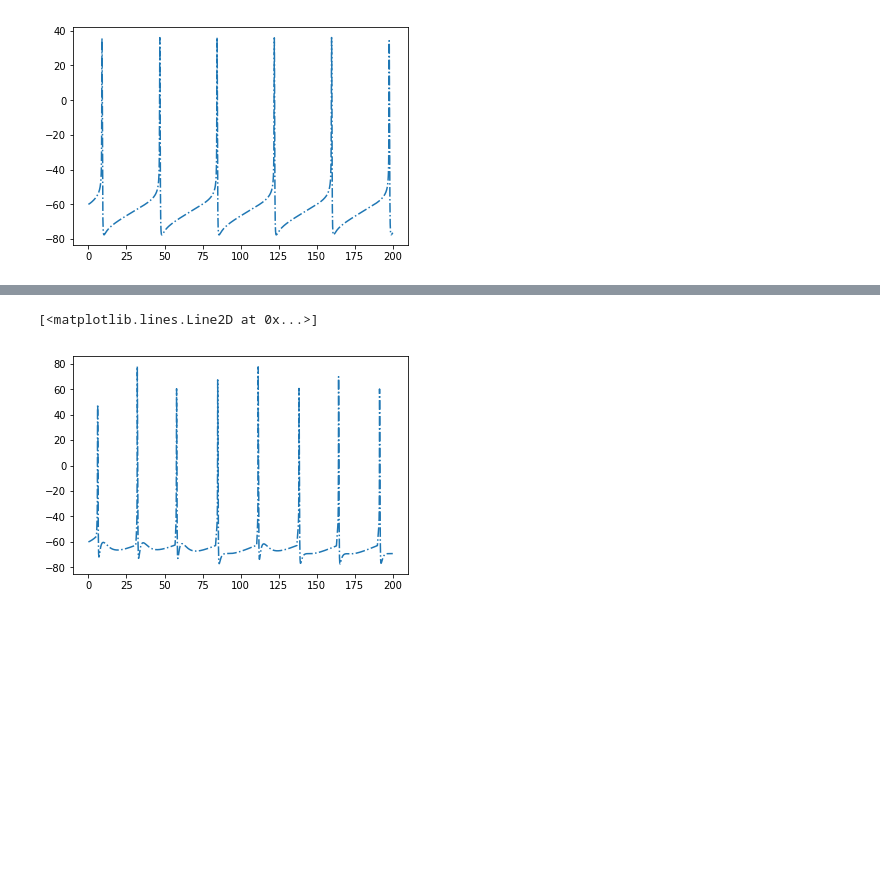
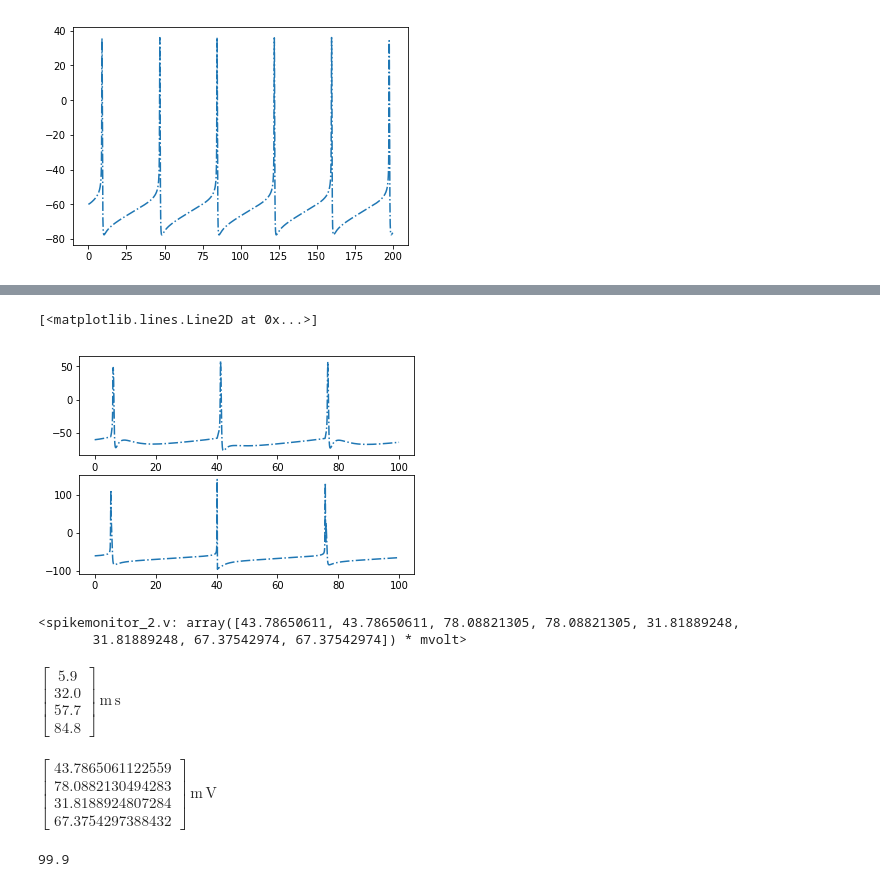
Before and after one commit to JingjinW/Neural-heterogeneity-study-based-on-STDP, a Jupyter notebook: TEST_2.ipynb, the cells around one changed output, grey strips where cells are left out. Cells and saved outputs as stored; diff of their text form; code cells hidden in the pictures; blank space fills up the shorter version.

```diff
--- a/TEST_2.ipynb
+++ b/TEST_2.ipynb
@@ -424,5 +444,4 @@ Starting simulation at t=0. s for a duration of 200. ms
 # %%
-# try I cell only first
 start_scope()
 
 
@@ -460,7 +479,7 @@ alphan = (0.032/mV) * (v+52*mV) / (-exp(-(v+52*mV) / (5*mV)) + 1)/ms : Hz
 betan = 0.5*exp(-(v+57*mV)/(40*mV))/ms : Hz
 '''
 
-Ecells = NeuronGroup(Ne, eqs, threshold='v>0*mV',
+Ecells = NeuronGroup(Ne, eqs, threshold='v>0*mV',refractory='v > 0*mV',
                 method='euler')
 Ecells.v = -60*mV
 
@@ -476,7 +495,6 @@ gl = 0.1*msiemens/cm**2
 gNa = 35*msiemens/cm**2
 gK = 9*msiemens/cm**2
 # a diff ggaba
-ggaba = 0.2*msiemens/cm**2
 I = 0.01*amp*meter**-2
 
 
@@ -499,7 +517,7 @@ alphan = (0.05/mV) * (v+34*mV) / (-exp(-(v+34*mV) / (10*mV)) + 1)/ms : Hz
 betan = (0.625)*exp(-(v+44*mV)/(80*mV))/ms : Hz
 '''
 
-Icells = NeuronGroup(Ni, eqs, threshold='v>0*mV',
+Icells = NeuronGroup(Ni, eqs, threshold='v>0*mV',refractory='v > 0*mV',namespace = {'ggaba' : 0.2*msiemens/cm**2},
                 method='euler')
 Icells.v = -60*mV
 
@@ -544,8 +562,8 @@ C_I_E.connect()
 
 
 
-sp_E = SpikeMonitor(Ecells)
-sp_I = SpikeMonitor(Icells)
+sp_E = SpikeMonitor(Ecells,variables='v')
+sp_I = SpikeMonitor(Icells,variables='v')
 #dv/dt = ( (gl * (El-v) + gNa * m**3 * h * (ENa-v) + gK * n**4 * (EK-v) + I +
  #       gei*(ve - v)))/Cm : volt
 # %%
@@ -557,0 +575,13 @@ Starting simulation at t=0. s for a duration of 200. ms
+# %%
+subplot(2,1,1)
+plot(Me.t/ms,MI.v[0]/mV,'-.')
+subplot(2,1,2)
+plot(Me.t/ms,Me.v[0]/mV,'-.')
+# %% [output]
+[<matplotlib.lines.Line2D at 0x...>]
+[figure, added]
+# %%
+print(sp_I.v)
+# %% [output]
+<spikemonitor_2.v: array([43.78650611, 43.78650611, 78.08821305, 78.08821305, 31.81889248,
+       31.81889248, 67.37542974, 67.37542974]) * mvolt>
@@ -558,5 +591,12 @@ Starting simulation at t=0. s for a duration of 200. ms
+# %%
+sp_I.spike_trains()[1]
+# %% [output]
+$\left[\begin{matrix}5.9\\32.0\\57.7\\84.8\end{matrix}\right]\,\mathrm{m}\,\mathrm{s}$
+# %%
+v_all['v'][0]
+# %% [output]
+$\left[\begin{matrix}43.7865061122559\\78.0882130494283\\31.8188924807284\\67.3754297388432\end{matrix}\right]\,\mathrm{m}\,\mathrm{V}$
 # %%
-plot(Me.t/ms,MI.v[0]/mV,'-.')
+max(Me.t/ms)
 # %% [output]
-[<matplotlib.lines.Line2D at 0x...>]
+99.9
-[figure, removed]
```
Also changed, not shown: parts of 9 cells of this notebook, 1 other file.
